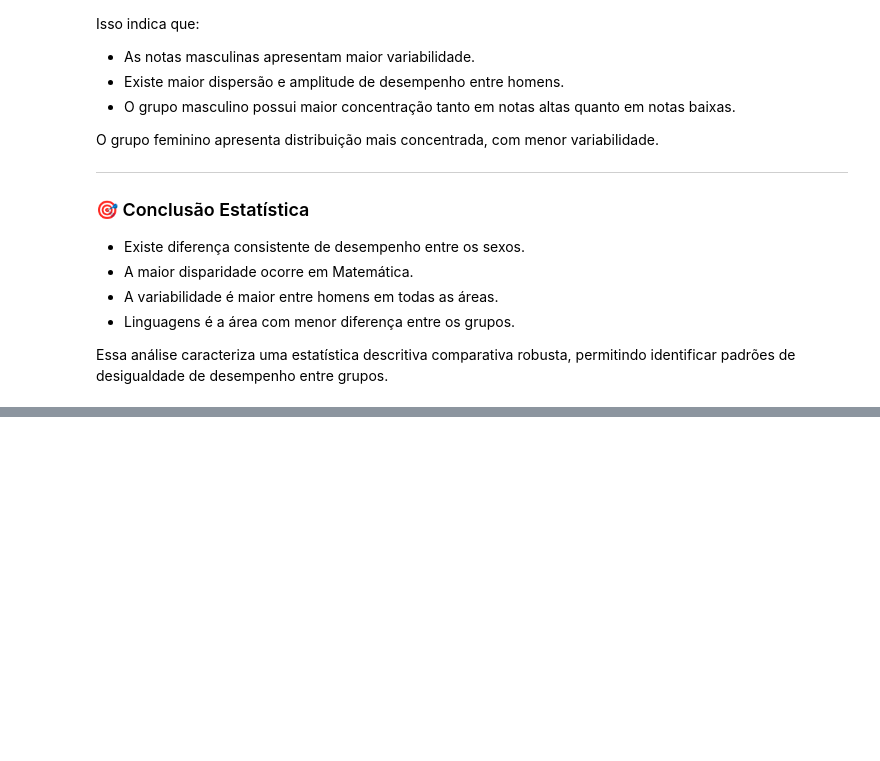
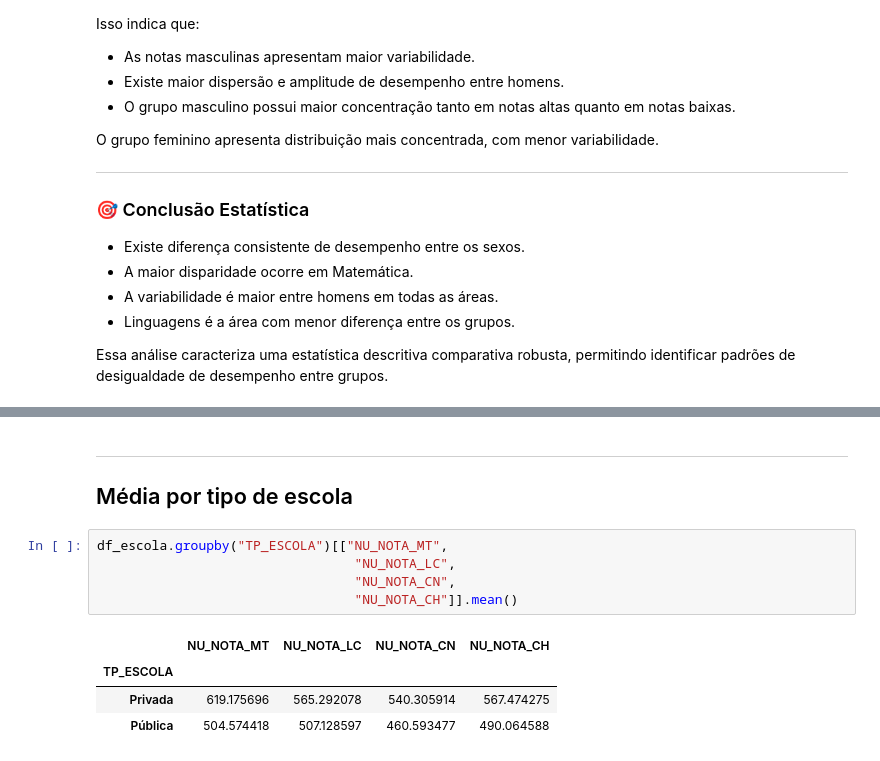
Before and after one commit to wellitonrocha/data_science_journey, a Jupyter notebook: Semana05_Estatistica_ENEM/enem_stats.ipynb, the cells around one changed output, grey strips where cells are left out. Cells and saved outputs as stored; diff of their text form; blank space fills up the shorter version.

```diff
--- a/Semana05_Estatistica_ENEM/enem_stats.ipynb
+++ b/Semana05_Estatistica_ENEM/enem_stats.ipynb
@@ -391,0 +431,13 @@ Essa análise caracteriza uma estatística descritiva comparativa robusta, permi
+# %% [markdown]
+---
+## Média por tipo de escola
+# %%
+df_escola.groupby("TP_ESCOLA")[["NU_NOTA_MT",
+                                 "NU_NOTA_LC",
+                                 "NU_NOTA_CN",
+                                 "NU_NOTA_CH"]].mean()
+# %% [output]
+|  | NU_NOTA_MT | NU_NOTA_LC | NU_NOTA_CN | NU_NOTA_CH |
+| TP_ESCOLA |  |  |  |  |
+| Privada | 619.175696 | 565.292078 | 540.305914 | 567.474275 |
+| Pública | 504.574418 | 507.128597 | 460.593477 | 490.064588 |
```
Also changed, not shown: parts of 13 cells of this notebook, 1 other file.
